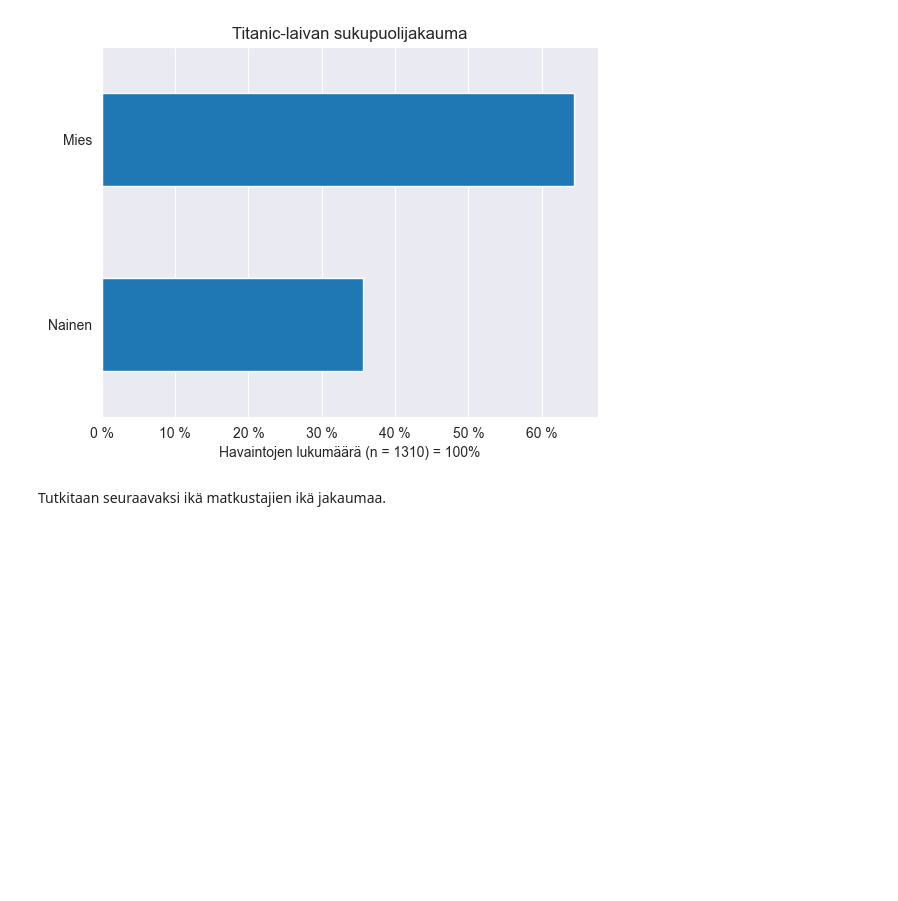
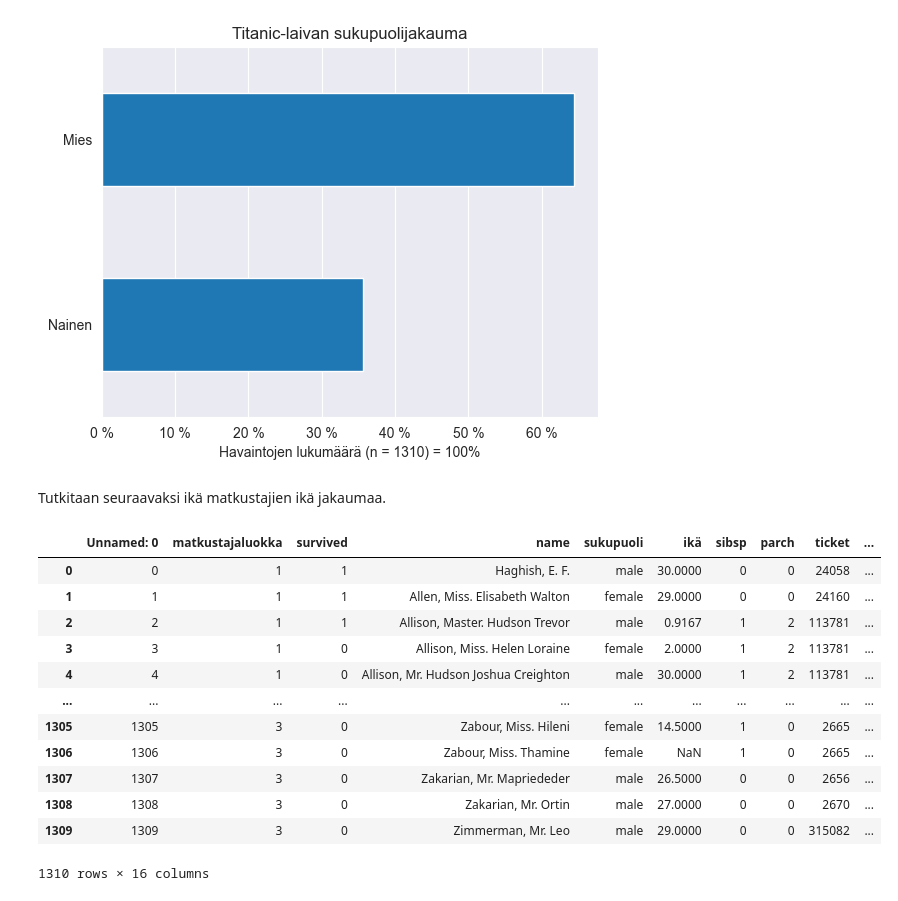
Before and after one commit to TatuE/Data_analytics, a Jupyter notebook: Tehtava_1_kuvaileva_&_selittava.ipynb, the cells around one changed output. Saved outputs shown, nothing was run; the diff lists cells and outputs as text; code cells hidden in the pictures; blank space fills up the shorter version.

```diff
--- a/Tehtava_1_kuvaileva_&_selittava.ipynb
+++ b/Tehtava_1_kuvaileva_&_selittava.ipynb
@@ -117,3 +118,33 @@ plt.gca().xaxis.set_major_formatter(ticks)
 [figure]
 # %% [markdown]
 Tutkitaan seuraavaksi ikä matkustajien ikä jakaumaa.
+# %%
+#Suomennetaan taas yksi sarake taulukosta
+df_titanic = df_titanic.rename(columns={'age':'ikä'})
+
+# Jaetaan itä johdonmukaisiin ryhmiin, näin on lapsi, nuori, aikuinen ja vanhus. Viitettä tähän ikäjakaukumaan haettiin Wikipediasta
+# lapsi = 0-13 vuotta
+# nuori = 13-22 vuotta
+# aikuinen = 22 - 60 vuotta
+# vanhus = 60 - 100 vuotta
+age_groups = [0,13,22,60,100]
+
+# Lisätään taulukkoon ikäluokka-sarake
+df_titanic['ikäluokka'] = pd.cut(df_titanic['ikä'], bins=age_groups, right=False)
+
+#Tarkastetaan muutokset
+df_titanic
+# %% [output]
+|  | Unnamed: 0 | matkustajaluokka | survived | name | sukupuoli | ikä | sibsp | parch | ticket | ... |
+| 0 | 0 | 1 | 1 | Haghish, E. F. | male | 30.0000 | 0 | 0 | 24058 | ... |
+| 1 | 1 | 1 | 1 | Allen, Miss. Elisabeth Walton | female | 29.0000 | 0 | 0 | 24160 | ... |
+| 2 | 2 | 1 | 1 | Allison, Master. Hudson Trevor | male | 0.9167 | 1 | 2 | 113781 | ... |
+| 3 | 3 | 1 | 0 | Allison, Miss. Helen Loraine | female | 2.0000 | 1 | 2 | 113781 | ... |
+| 4 | 4 | 1 | 0 | Allison, Mr. Hudson Joshua Creighton | male | 30.0000 | 1 | 2 | 113781 | ... |
+| ... | ... | ... | ... | ... | ... | ... | ... | ... | ... | ... |
+| 1305 | 1305 | 3 | 0 | Zabour, Miss. Hileni | female | 14.5000 | 1 | 0 | 2665 | ... |
+| 1306 | 1306 | 3 | 0 | Zabour, Miss. Thamine | female | NaN | 1 | 0 | 2665 | ... |
+| 1307 | 1307 | 3 | 0 | Zakarian, Mr. Mapriededer | male | 26.5000 | 0 | 0 | 2656 | ... |
+| 1308 | 1308 | 3 | 0 | Zakarian, Mr. Ortin | male | 27.0000 | 0 | 0 | 2670 | ... |
+| 1309 | 1309 | 3 | 0 | Zimmerman, Mr. Leo | male | 29.0000 | 0 | 0 | 315082 | ... |
+1310 rows × 16 columns
```
Also changed, not shown: parts of 11 cells of this notebook.
